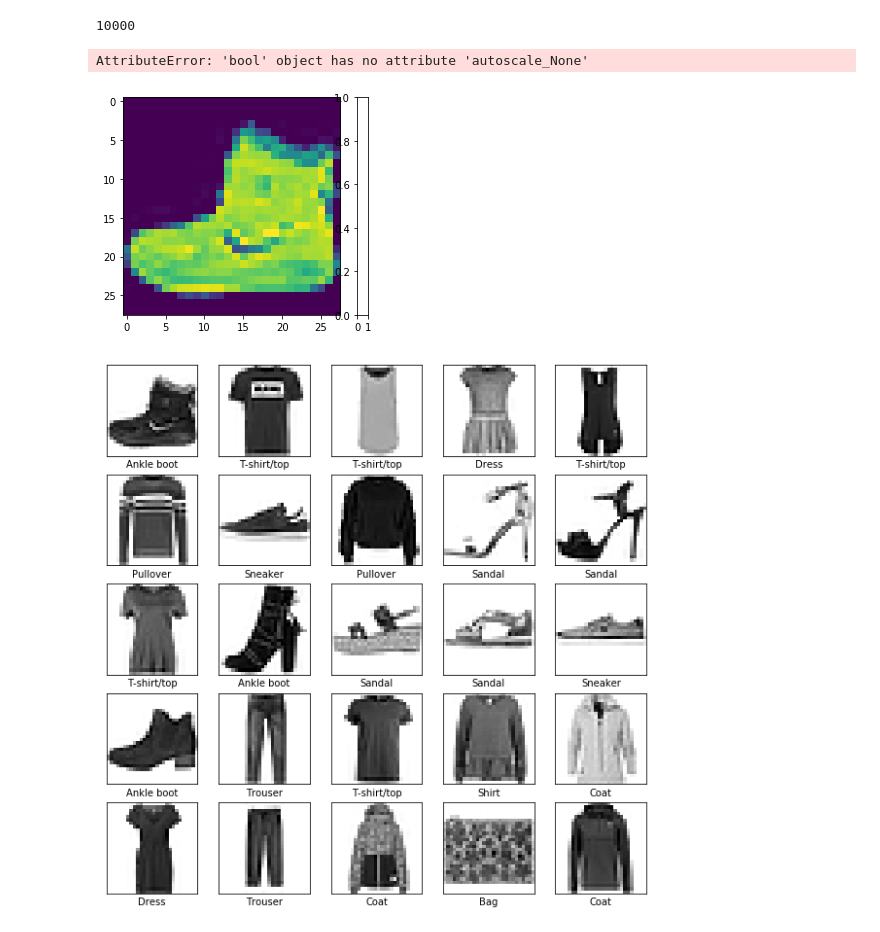
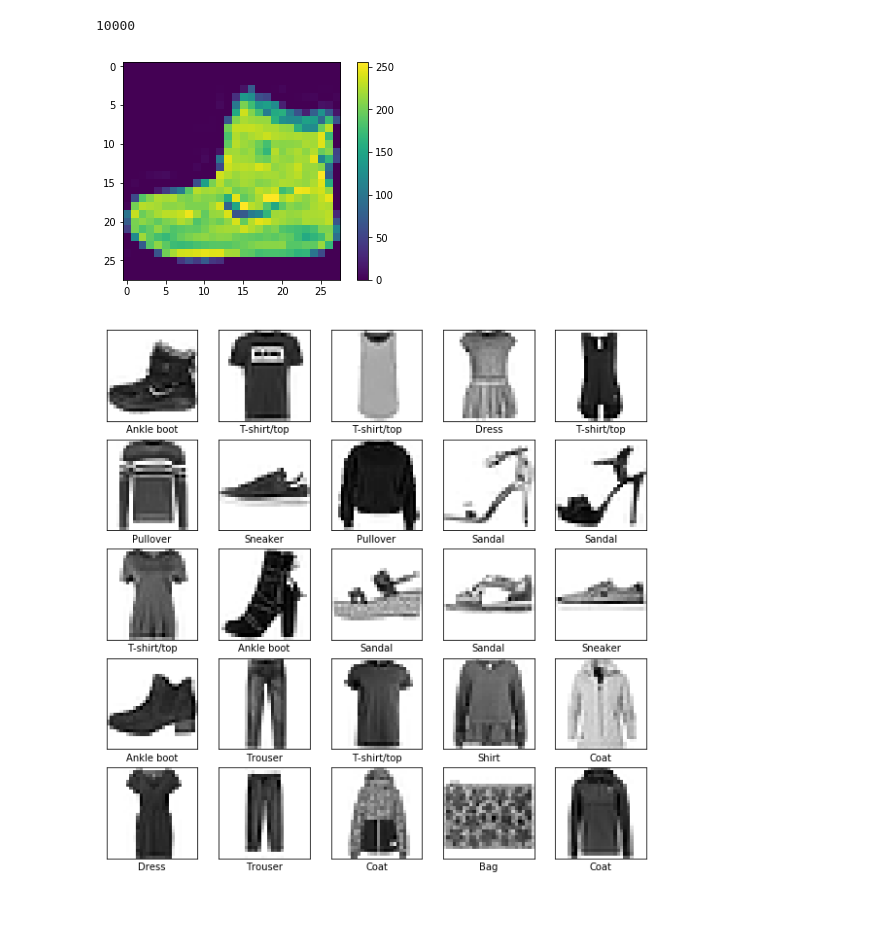
Before and after one commit to rcthota/AI_for_Mechx_Project_1, a Jupyter notebook: Fashion_minst.ipynb, the cells around one changed output. Drawn from its saved outputs; the diff is of its cells as text; code cells hidden in the pictures.

```diff
--- a/Fashion_minst.ipynb
+++ b/Fashion_minst.ipynb
@@ -42,11 +44,12 @@ len(test_labels)
 # %% [output]
 10000
 # %%
+#displaying one train_image from the datas set
 plt.figure()
 plt.imshow(train_images[0])
-plt.colorbar(False)
+plt.colorbar()
+plt.grid(False)
 plt.show()
 # %% [output]
-AttributeError: 'bool' object has no attribute 'autoscale_None'
-[figure, old version]
+[figure, new version]
 # %%
```
Also changed, not shown: parts of 12 cells of this notebook, 4 other files.
